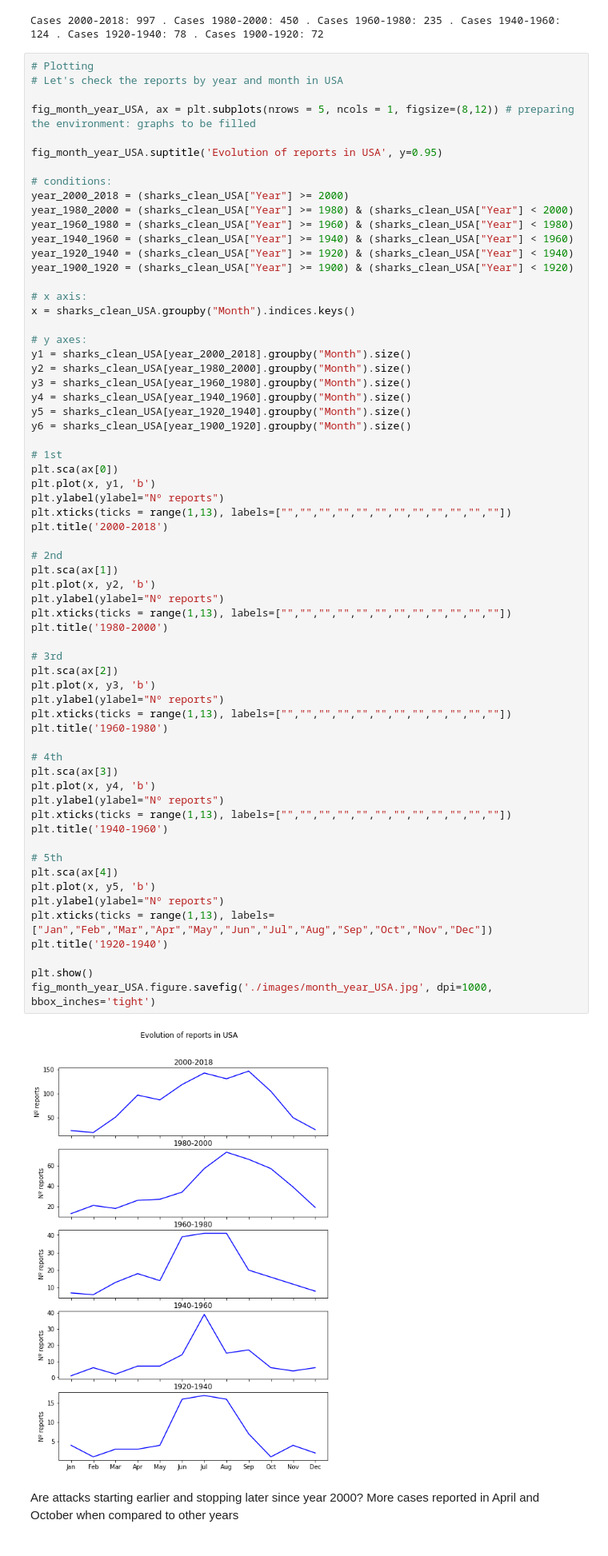
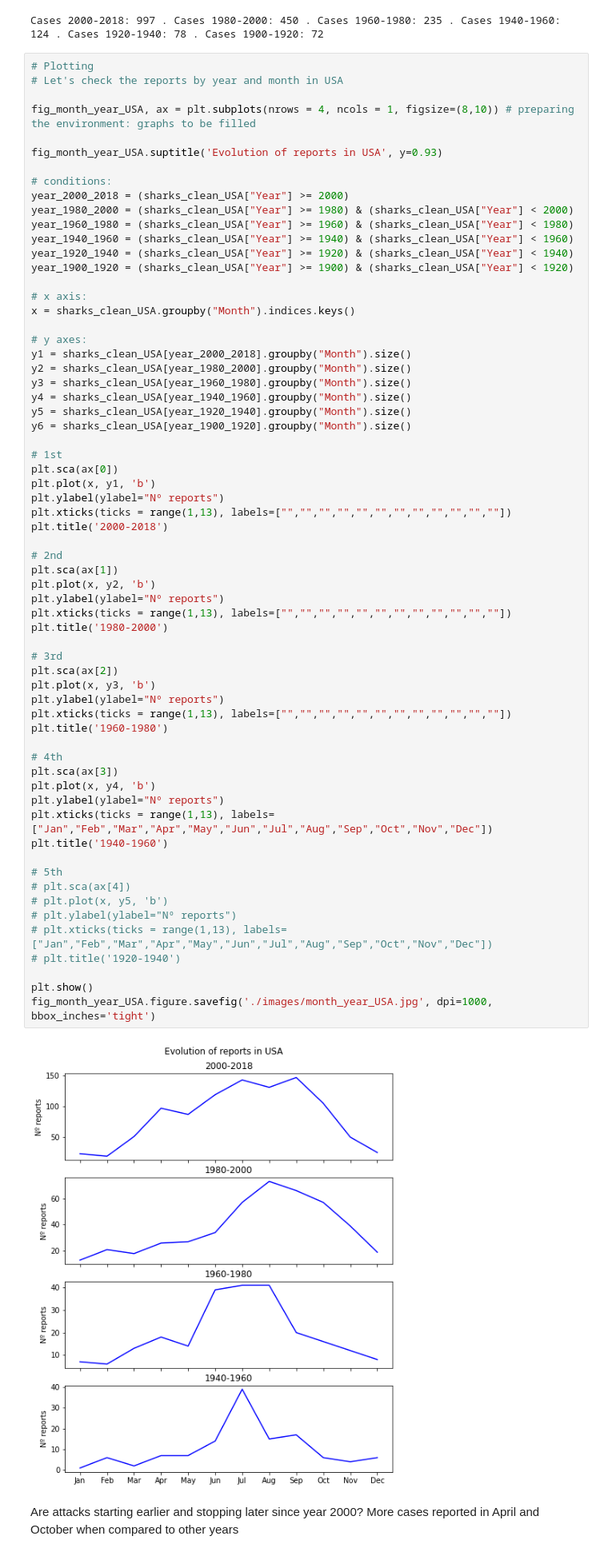
Before and after one commit to mplanasgit/project-1, a Jupyter notebook: my_project_analysis.ipynb, the cells around one changed output. Shown: that part at 80% size. Cells and saved outputs as stored; diff of their text form.

```diff
--- a/my_project_analysis.ipynb
+++ b/my_project_analysis.ipynb
@@ -543,9 +543,9 @@ Cases 2000-2018: 997 . Cases 1980-2000: 450 . Cases 1960-1980: 235 . Cases 1940-
 # Plotting
 # Let's check the reports by year and month in USA
 
-fig_month_year_USA, ax = plt.subplots(nrows = 5, ncols = 1, figsize=(8,12)) # preparing the environment: graphs to be filled
+fig_month_year_USA, ax = plt.subplots(nrows = 4, ncols = 1, figsize=(8,10)) # preparing the environment: graphs to be filled
 
-fig_month_year_USA.suptitle('Evolution of reports in USA', y=0.95)
+fig_month_year_USA.suptitle('Evolution of reports in USA', y=0.93)
 
 # conditions:
 year_2000_2018 = (sharks_clean_USA["Year"] >= 2000)
@@ -571,40 +571,40 @@ plt.sca(ax[0])
 plt.plot(x, y1, 'b')
 plt.ylabel(ylabel="Nº reports")
 plt.xticks(ticks = range(1,13), labels=["","","","","","","","","","","",""])
 plt.title('2000-2018')
 
 # 2nd
 plt.sca(ax[1])
 plt.plot(x, y2, 'b')
 plt.ylabel(ylabel="Nº reports")
 plt.xticks(ticks = range(1,13), labels=["","","","","","","","","","","",""])
 plt.title('1980-2000')
 
 # 3rd
 plt.sca(ax[2])
 plt.plot(x, y3, 'b')
 plt.ylabel(ylabel="Nº reports")
 plt.xticks(ticks = range(1,13), labels=["","","","","","","","","","","",""])
 plt.title('1960-1980')
 
 # 4th
 plt.sca(ax[3])
 plt.plot(x, y4, 'b')
 plt.ylabel(ylabel="Nº reports")
-plt.xticks(ticks = range(1,13), labels=["","","","","","","","","","","",""])
+plt.xticks(ticks = range(1,13), labels=["Jan","Feb","Mar","Apr","May","Jun","Jul","Aug","Sep","Oct","Nov","Dec"])
 plt.title('1940-1960')
 
 # 5th
-plt.sca(ax[4])
-plt.plot(x, y5, 'b')
-plt.ylabel(ylabel="Nº reports")
-plt.xticks(ticks = range(1,13), labels=["Jan","Feb","Mar","Apr","May","Jun","Jul","Aug","Sep","Oct","Nov","Dec"])
-plt.title('1920-1940')
+# plt.sca(ax[4])
+# plt.plot(x, y5, 'b')
+# plt.ylabel(ylabel="Nº reports")
+# plt.xticks(ticks = range(1,13), labels=["Jan","Feb","Mar","Apr","May","Jun","Jul","Aug","Sep","Oct","Nov","Dec"])
+# plt.title('1920-1940')
 
 plt.show()
 fig_month_year_USA.figure.savefig('./images/month_year_USA.jpg', dpi=1000, bbox_inches='tight')
 # %% [output]
-[figure, old version]
+[figure, new version]
 # %% [markdown]
 Are attacks starting earlier and stopping later since year 2000? More cases reported in April and October when compared to other years
 # %%
```
Also changed, not shown: parts of 27 cells of this notebook, 8 other files.
